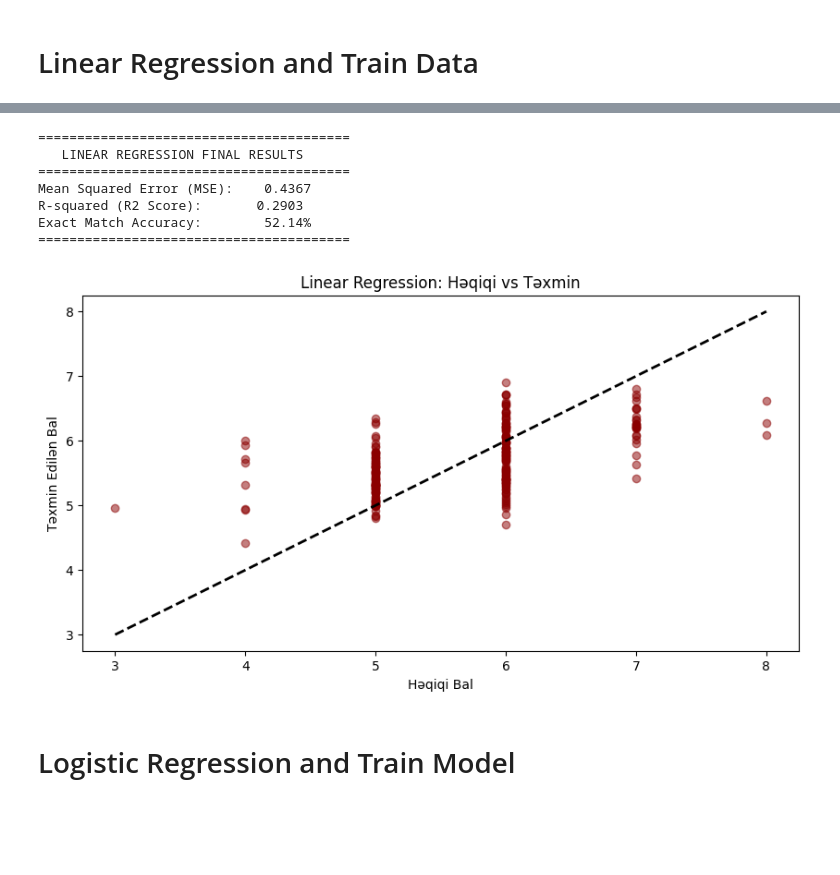
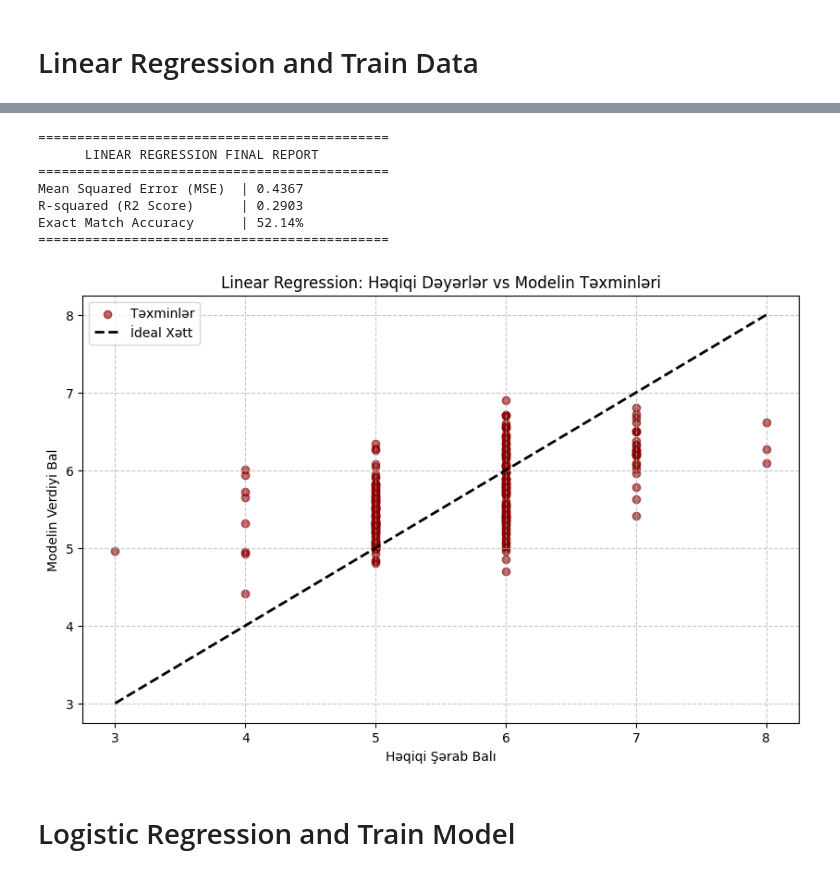
Before and after one commit to somustafa/asoiu-skillcamp, a Jupyter notebook: WineQuality.ipynb, the cells around one changed output, grey strips where cells are left out. Cells and saved outputs as stored; diff of their text form; code cells hidden in the pictures; blank space fills up the shorter version.

Commit message:
Added some metric values

```diff
--- a/WineQuality.ipynb
+++ b/WineQuality.ipynb
@@ -295,39 +307,55 @@ y_pred_final = lin_model.predict(X_test_final)
 # %%
-from sklearn.metrics import mean_squared_error, r2_score, accuracy_score, classification_report
+from sklearn.metrics import mean_squared_error, r2_score, accuracy_score
+import matplotlib.pyplot as plt
+import numpy as np
 
+# 1. Dəyişənləri birbaşa mövcud olanlara bağlayırıq (Xətanın qarşısını almaq üçün)
+# Əgər y_test_reg yoxdursa, y_test-dən istifadə et
+try:
+    y_true = y_test.values if hasattr(y_test, 'values') else y_test
+except NameError:
+    print("Xəta: 'y_test' dəyişəni tapılmadı. Zəhmət olmasa outlier təmizləmə hücrəsini yenidən işlədin.")
+
+# 2. Tipləri dəqiqləşdiririk
 y_lin_pred_rounded = np.round(y_lin_pred).astype(int)
-y_test_reg_int = y_test_reg.astype(int)
+y_true_int = y_true.astype(int)
 
-mse = mean_squared_error(y_test_reg_int, y_lin_pred)
-r2 = r2_score(y_test_reg_int, y_lin_pred)
-accuracy = accuracy_score(y_test_reg_int, y_lin_pred_rounded)
+# 3. Metrikaları hesablayırıq
+mse = mean_squared_error(y_true_int, y_lin_pred)
+r2 = r2_score(y_true_int, y_lin_pred)
+accuracy = accuracy_score(y_true_int, y_lin_pred_rounded)
 
-# 5. NƏTİCƏLƏRİ ÇAP ETMƏK
-print("="*40)
-print("   LINEAR REGRESSION FINAL RESULTS")
-print("="*40)
-print(f"Mean Squared Error (MSE):    {mse:.4f}")
-print(f"R-squared (R2 Score):       {r2:.4f}")
-print(f"Exact Match Accuracy:        {accuracy * 100:.2f}%")
-print("="*40)
+# 4. NƏTİCƏLƏRİ ÇAP EDİRİK
+print("\n" + "="*45)
+print("      LINEAR REGRESSION FINAL REPORT")
+print("="*45)
+print(f"{'Mean Squared Error (MSE)':<25} | {mse:.4f}")
+print(f"{'R-squared (R2 Score)':<25} | {r2:.4f}")
+print(f"{'Exact Match Accuracy':<25} | {accuracy * 100:.2f}%")
+print("="*45)
 
-# 6. VİZUALLAŞDIRMA
-plt.figure(figsize=(10, 5))
-plt.scatter(y_test_reg_int, y_lin_pred, color='darkred', alpha=0.5)
-plt.plot([y_test_reg_int.min(), y_test_reg_int.max()], [y_test_reg_int.min(), y_test_reg_int.max()], 'k--', lw=2)
-plt.title("Linear Regression: Həqiqi vs Təxmin")
-plt.xlabel("Həqiqi Bal")
-plt.ylabel("Təxmin Edilən Bal")
+# 5. VİZUALLAŞDIRMA
+plt.figure(figsize=(10, 6))
+plt.scatter(y_true_int, y_lin_pred, color='darkred', alpha=0.6, label='Təxminlər')
+plt.plot([y_true_int.min(), y_true_int.max()],
+         [y_true_int.min(), y_true_int.max()],
+         'k--', lw=2, label='İdeal Xətt')
+
+plt.title("Linear Regression: Həqiqi Dəyərlər vs Modelin Təxminləri")
+plt.xlabel("Həqiqi Şərab Balı")
+plt.ylabel("Modelin Verdiyi Bal")
+plt.legend()
+plt.grid(True, linestyle='--', alpha=0.7)
 plt.show()
 # %% [output]
-========================================
-   LINEAR REGRESSION FINAL RESULTS
-========================================
-Mean Squared Error (MSE):    0.4367
-R-squared (R2 Score):       0.2903
-Exact Match Accuracy:        52.14%
-========================================
+=============================================
+      LINEAR REGRESSION FINAL REPORT
+=============================================
+Mean Squared Error (MSE)  | 0.4367
+R-squared (R2 Score)      | 0.2903
+Exact Match Accuracy      | 52.14%
+=============================================
-[figure, old version]
+[figure, new version]
 # %% [markdown]
 # Logistic Regression and Train Model
 # %%
```
Also changed, not shown: parts of 4 cells of this notebook.
